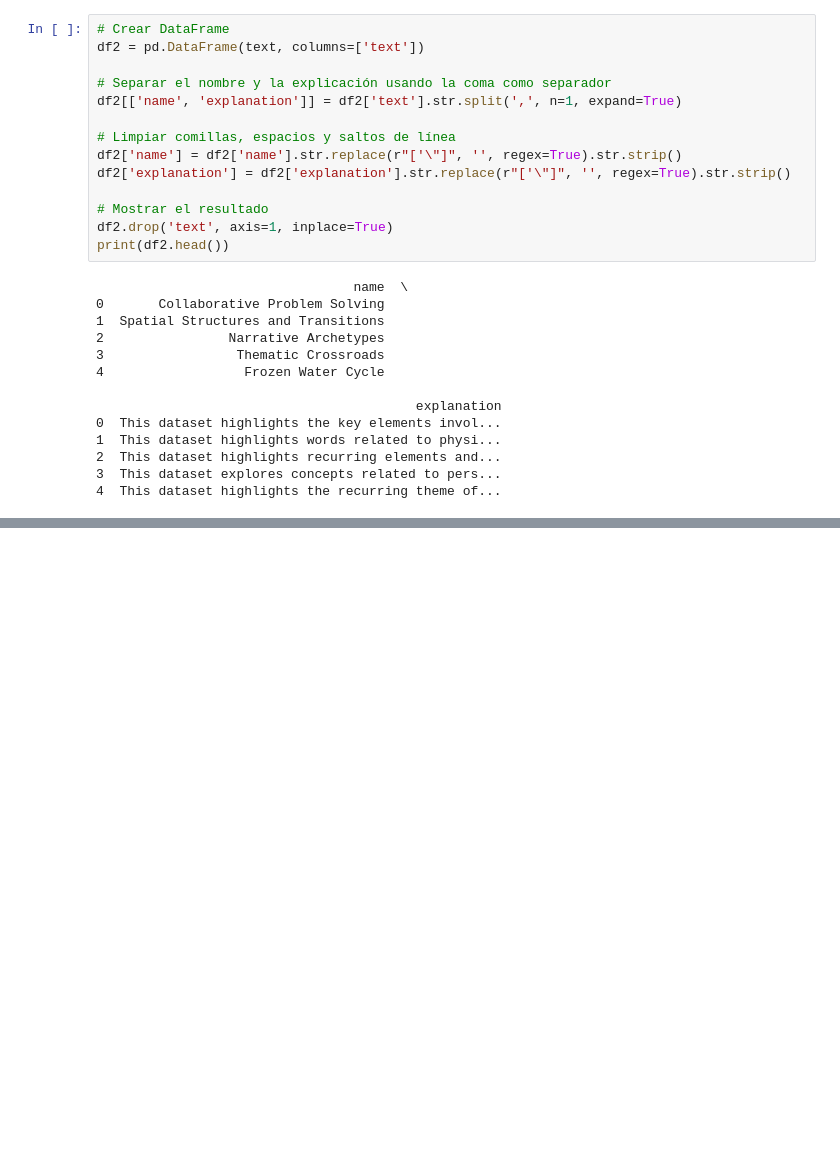
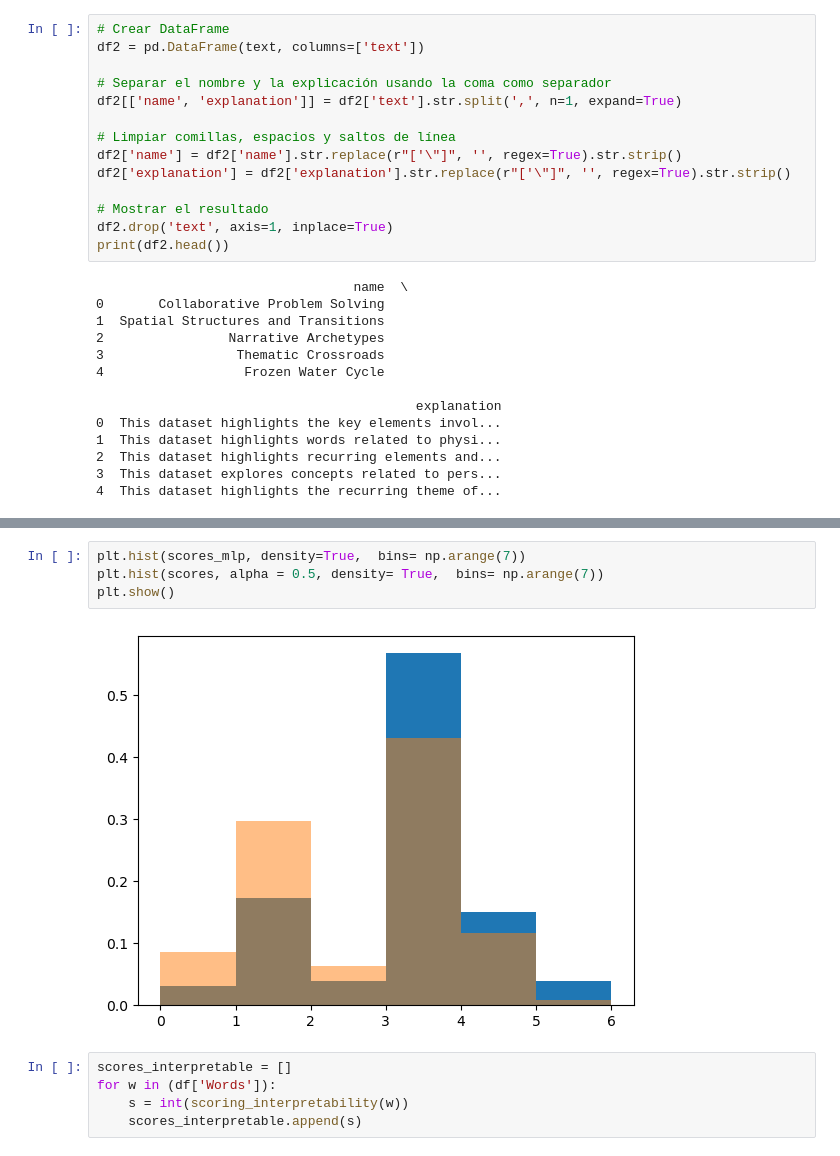
Before and after one commit to manoloFer10/NLP-monosemanticity, a Jupyter notebook: tokens_election_by_LLM.ipynb, the cells around one changed output, grey strips where cells are left out. Saved outputs shown, nothing was run; the diff lists cells and outputs as text; blank space fills up the shorter version.

```diff
--- a/tokens_election_by_LLM.ipynb
+++ b/tokens_election_by_LLM.ipynb
@@ -248,0 +331,11 @@ df_final
+# %%
+plt.hist(scores_mlp, density=True,  bins= np.arange(7))
+plt.hist(scores, alpha = 0.5, density= True,  bins= np.arange(7))
+plt.show()
+# %% [output]
+[figure, added]
+# %%
+scores_interpretable = []
+for w in (df['Words']):
+    s = int(scoring_interpretability(w))
+    scores_interpretable.append(s)
```
Also changed, not shown: parts of 10 cells of this notebook, 2 other files.
